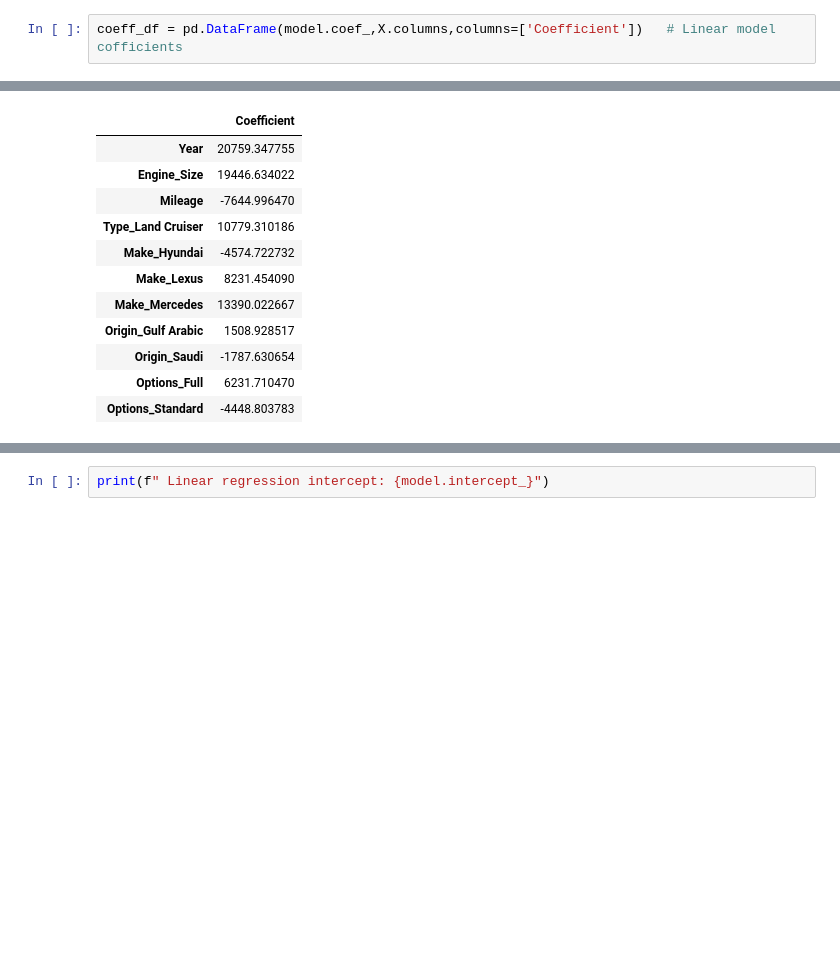
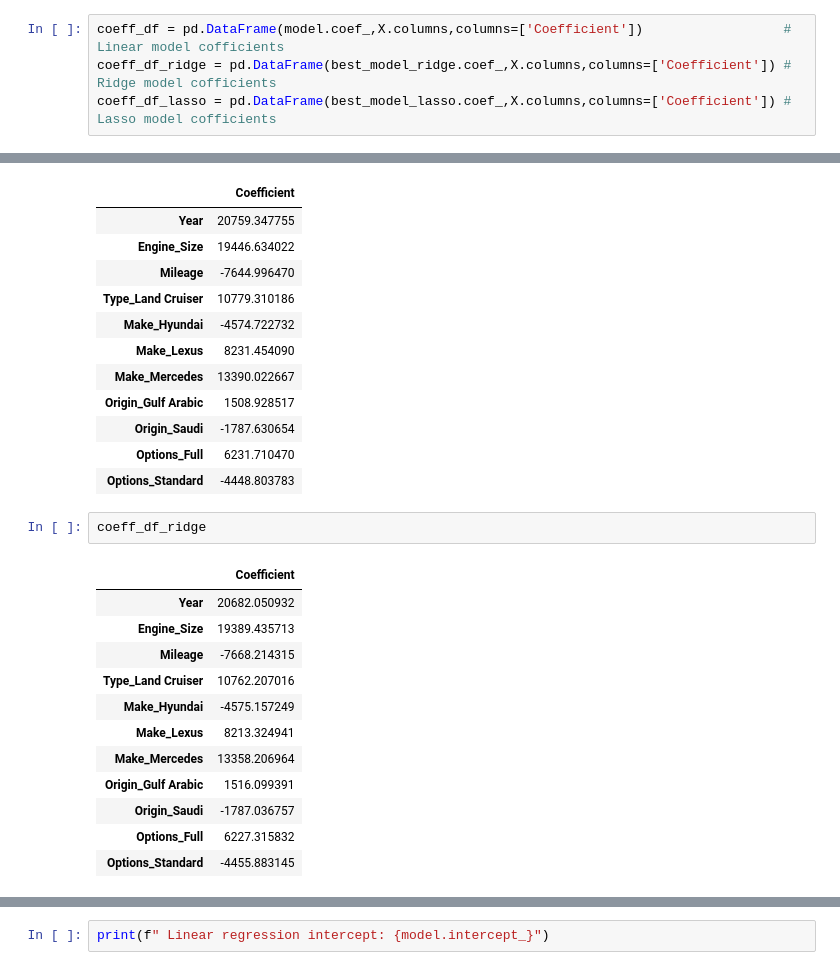
Before and after one commit to Tuwaiq-DS-ML-bootcamp-V-9/Usecase-4, a Jupyter notebook: ML/SL/Regression/01 ML - Linear_Regression.ipynb, the cells around one changed output, grey strips where cells are left out. Cells and saved outputs as stored; diff of their text form; blank space fills up the shorter version.

```diff
--- a/ML/SL/Regression/01 ML - Linear_Regression.ipynb
+++ b/ML/SL/Regression/01 ML - Linear_Regression.ipynb
@@ -325,7 +369,9 @@ y_pred = model.predict(X_test_scaled)      # Linear regression model
 # %% [markdown]
 ## Interpretation of the Model
 # %%
-coeff_df = pd.DataFrame(model.coef_,X.columns,columns=['Coefficient'])   # Linear model cofficients
+coeff_df = pd.DataFrame(model.coef_,X.columns,columns=['Coefficient'])                  # Linear model cofficients
+coeff_df_ridge = pd.DataFrame(best_model_ridge.coef_,X.columns,columns=['Coefficient']) # Ridge model cofficients
+coeff_df_lasso = pd.DataFrame(best_model_lasso.coef_,X.columns,columns=['Coefficient']) # Lasso model cofficients
 # %%
 coeff_df
 # %% [output]
@@ -341,3 +387,18 @@ coeff_df
 | Origin_Saudi | -1787.630654 |
 | Options_Full | 6231.710470 |
 | Options_Standard | -4448.803783 |
+# %%
+coeff_df_ridge
+# %% [output]
+|  | Coefficient |
+| Year | 20682.050932 |
+| Engine_Size | 19389.435713 |
+| Mileage | -7668.214315 |
+| Type_Land Cruiser | 10762.207016 |
+| Make_Hyundai | -4575.157249 |
+| Make_Lexus | 8213.324941 |
+| Make_Mercedes | 13358.206964 |
+| Origin_Gulf Arabic | 1516.099391 |
+| Origin_Saudi | -1787.036757 |
+| Options_Full | 6227.315832 |
+| Options_Standard | -4455.883145 |
```
Also changed, not shown: parts of 23 cells of this notebook.
